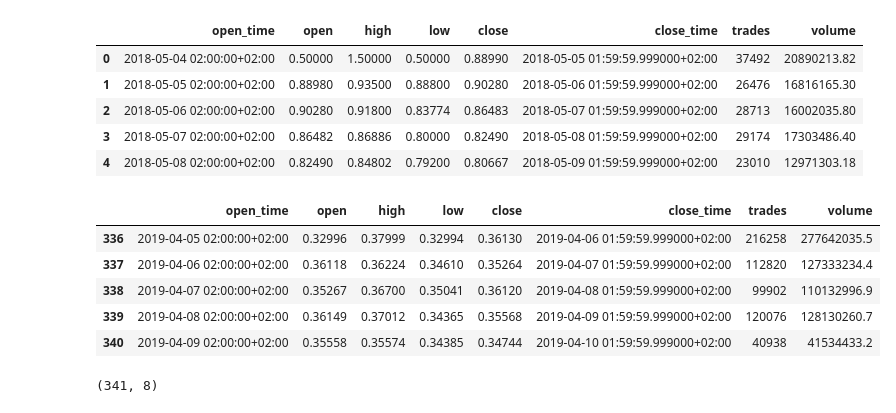
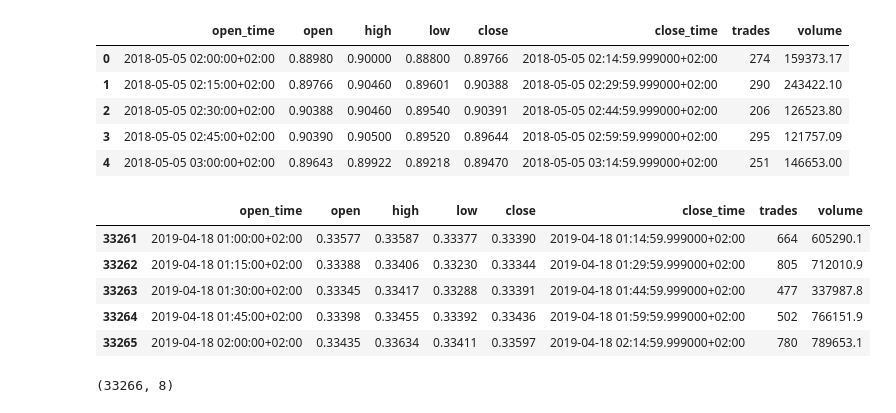
Before and after one commit to achmand/ari5123_assignment, a Jupyter notebook: src/Playground.ipynb, the cells around one changed output. Drawn from its saved outputs; the diff is of its cells as text; code cells hidden in the pictures.

```diff
--- a/src/Playground.ipynb
+++ b/src/Playground.ipynb
@@ -5,24 +8,24 @@ from IPython.display import display
 # %%
 hist_price = ldr.get_data_binance(symbols="XRPUSDT",
-                                  start="4 May, 2018",
-                                  end="9 Apr, 2019",
-                                  interval="1d",
+                                  start="5 May, 2018",
+                                  end="18 Apr, 2019",
+                                  interval="15m",
                                   timezone="Europe/Malta")
 
 display(hist_price.head())
 display(hist_price.tail())
 print(hist_price.shape)
 # %% [output]
 |  | open_time | open | high | low | close | close_time | trades | volume |
-| 0 | 2018-05-04 02:00:00+02:00 | 0.50000 | 1.50000 | 0.50000 | 0.88990 | 2018-05-05 01:59:59.999000+02:00 | 37492 | 20890213.82 |
-| 1 | 2018-05-05 02:00:00+02:00 | 0.88980 | 0.93500 | 0.88800 | 0.90280 | 2018-05-06 01:59:59.999000+02:00 | 26476 | 16816165.30 |
-| 2 | 2018-05-06 02:00:00+02:00 | 0.90280 | 0.91800 | 0.83774 | 0.86483 | 2018-05-07 01:59:59.999000+02:00 | 28713 | 16002035.80 |
-| 3 | 2018-05-07 02:00:00+02:00 | 0.86482 | 0.86886 | 0.80000 | 0.82490 | 2018-05-08 01:59:59.999000+02:00 | 29174 | 17303486.40 |
-| 4 | 2018-05-08 02:00:00+02:00 | 0.82490 | 0.84802 | 0.79200 | 0.80667 | 2018-05-09 01:59:59.999000+02:00 | 23010 | 12971303.18 |
+| 0 | 2018-05-05 02:00:00+02:00 | 0.88980 | 0.90000 | 0.88800 | 0.89766 | 2018-05-05 02:14:59.999000+02:00 | 274 | 159373.17 |
+| 1 | 2018-05-05 02:15:00+02:00 | 0.89766 | 0.90460 | 0.89601 | 0.90388 | 2018-05-05 02:29:59.999000+02:00 | 290 | 243422.10 |
+| 2 | 2018-05-05 02:30:00+02:00 | 0.90388 | 0.90460 | 0.89540 | 0.90391 | 2018-05-05 02:44:59.999000+02:00 | 206 | 126523.80 |
+| 3 | 2018-05-05 02:45:00+02:00 | 0.90390 | 0.90500 | 0.89520 | 0.89644 | 2018-05-05 02:59:59.999000+02:00 | 295 | 121757.09 |
+| 4 | 2018-05-05 03:00:00+02:00 | 0.89643 | 0.89922 | 0.89218 | 0.89470 | 2018-05-05 03:14:59.999000+02:00 | 251 | 146653.00 |
 |  | open_time | open | high | low | close | close_time | trades | volume |
-| 336 | 2019-04-05 02:00:00+02:00 | 0.32996 | 0.37999 | 0.32994 | 0.36130 | 2019-04-06 01:59:59.999000+02:00 | 216258 | 277642035.5 |
-| 337 | 2019-04-06 02:00:00+02:00 | 0.36118 | 0.36224 | 0.34610 | 0.35264 | 2019-04-07 01:59:59.999000+02:00 | 112820 | 127333234.4 |
-| 338 | 2019-04-07 02:00:00+02:00 | 0.35267 | 0.36700 | 0.35041 | 0.36120 | 2019-04-08 01:59:59.999000+02:00 | 99902 | 110132996.9 |
-| 339 | 2019-04-08 02:00:00+02:00 | 0.36149 | 0.37012 | 0.34365 | 0.35568 | 2019-04-09 01:59:59.999000+02:00 | 120076 | 128130260.7 |
-| 340 | 2019-04-09 02:00:00+02:00 | 0.35558 | 0.35574 | 0.34385 | 0.34744 | 2019-04-10 01:59:59.999000+02:00 | 40938 | 41534433.2 |
+| 33261 | 2019-04-18 01:00:00+02:00 | 0.33577 | 0.33587 | 0.33377 | 0.33390 | 2019-04-18 01:14:59.999000+02:00 | 664 | 605290.1 |
+| 33262 | 2019-04-18 01:15:00+02:00 | 0.33388 | 0.33406 | 0.33230 | 0.33344 | 2019-04-18 01:29:59.999000+02:00 | 805 | 712010.9 |
+| 33263 | 2019-04-18 01:30:00+02:00 | 0.33345 | 0.33417 | 0.33288 | 0.33391 | 2019-04-18 01:44:59.999000+02:00 | 477 | 337987.8 |
+| 33264 | 2019-04-18 01:45:00+02:00 | 0.33398 | 0.33455 | 0.33392 | 0.33436 | 2019-04-18 01:59:59.999000+02:00 | 502 | 766151.9 |
+| 33265 | 2019-04-18 02:00:00+02:00 | 0.33435 | 0.33634 | 0.33411 | 0.33597 | 2019-04-18 02:14:59.999000+02:00 | 780 | 789653.1 |
-(341, 8)
+(33266, 8)
```
Also changed, not shown: parts of 19 cells of this notebook, 2 other files.
